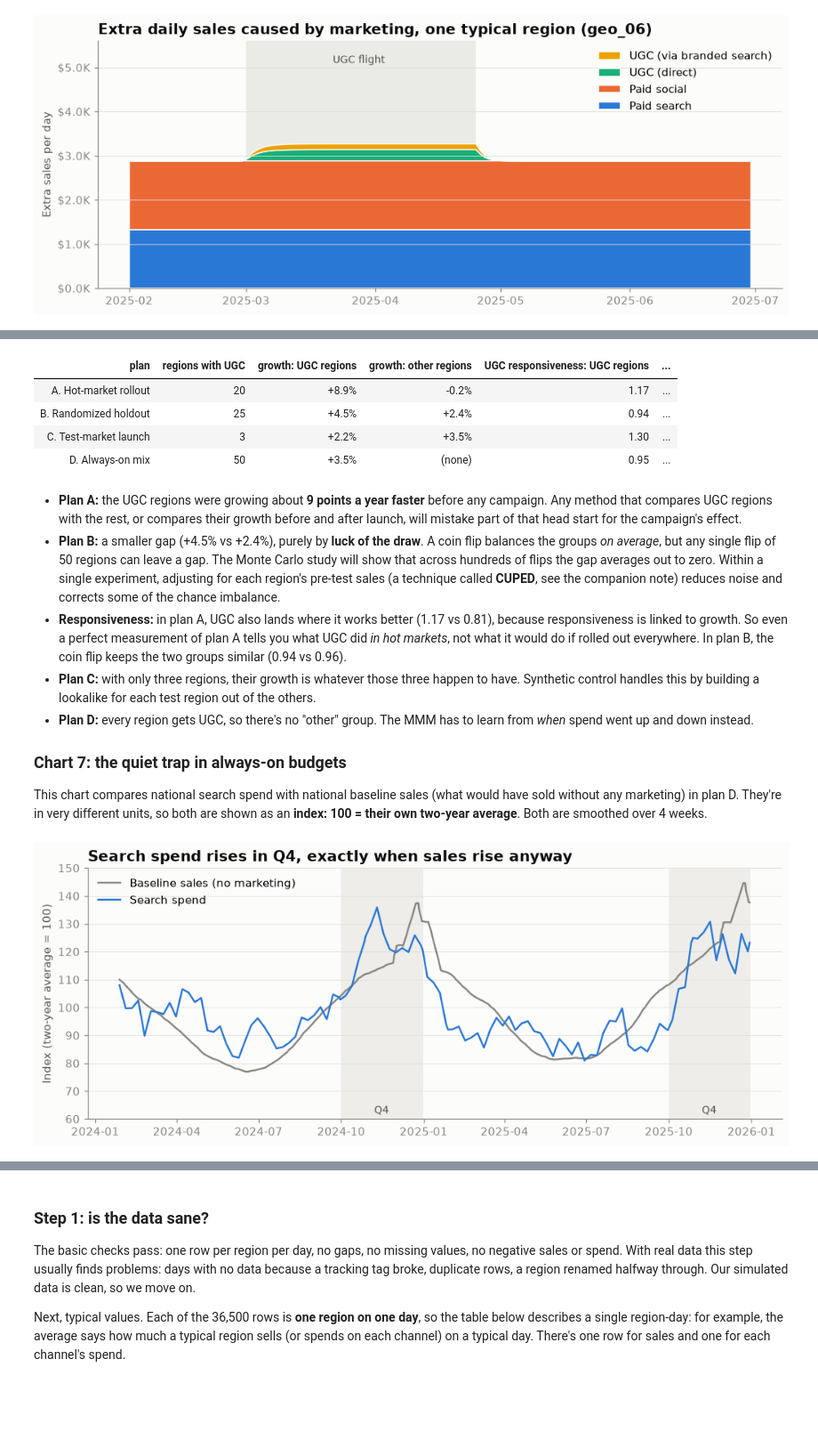
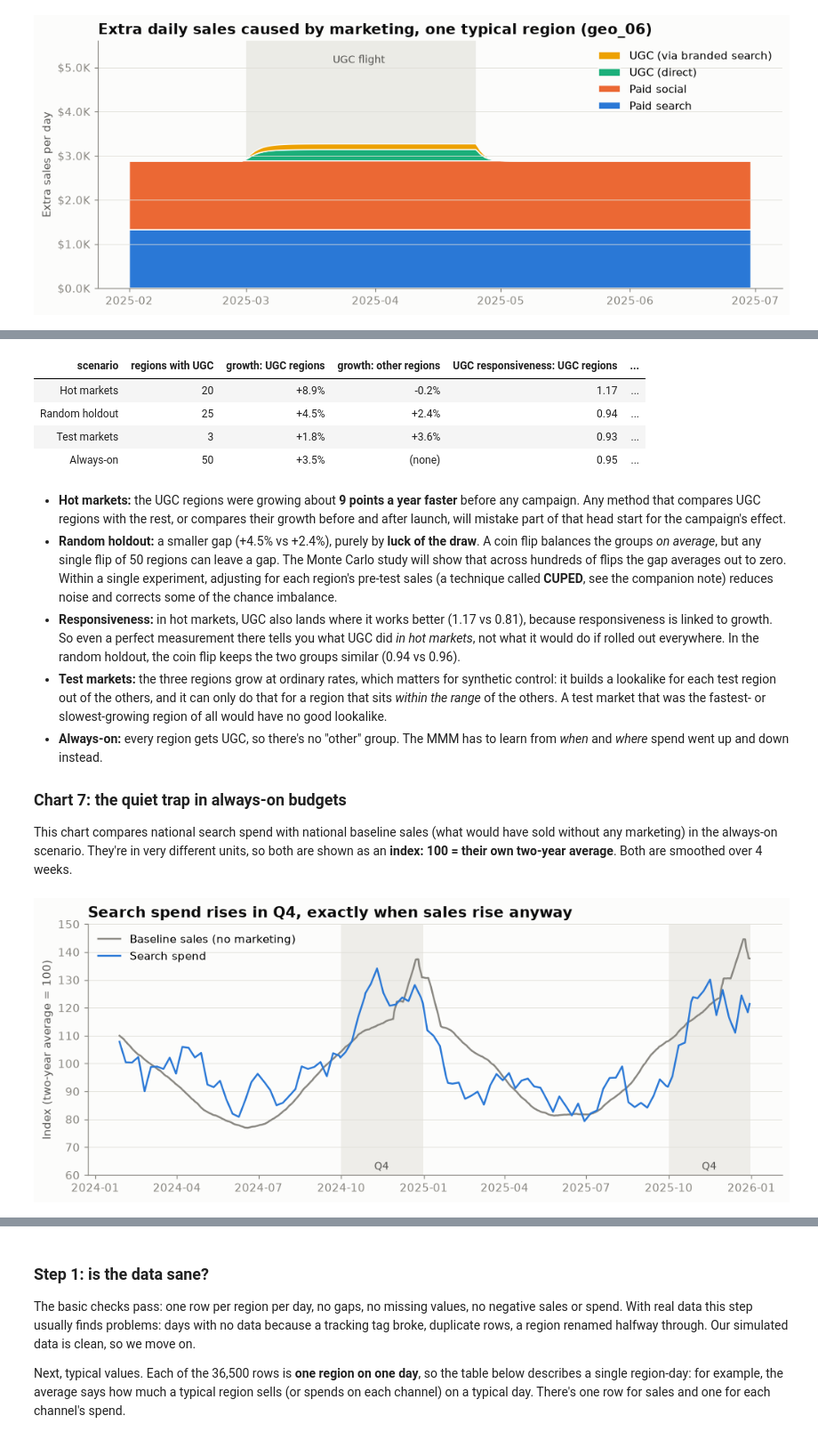
Before and after one commit to menni99/incrementality-mmm-lab, a Jupyter notebook: incrementality.ipynb, the cells around one changed output, grey strips where cells are left out. Shown at 89% size. Saved outputs shown, nothing was run; the diff lists cells and outputs as text; code cells hidden in the pictures; blank space fills up the shorter version.

```diff
--- a/incrementality.ipynb
+++ b/incrementality.ipynb
@@ -496,11 +497,11 @@ All four plans run on **the same simulated world**: the same regions, the same b
 # %%
-plans = {
-    "A. Hot-market rollout": hot_markets_plan,
-    "B. Randomized holdout": holdout_plan,
-    "C. Test-market launch": test_market_plan,
-    "D. Always-on mix": always_on_plan,
+scenarios = {
+    "Hot markets": hot_markets_scenario,
+    "Random holdout": random_holdout_scenario,
+    "Test markets": test_markets_scenario,
+    "Always-on": always_on_scenario,
 }
-worlds = {name: simulate_world(cfg, plan=plan) for name, plan in plans.items()}
+worlds = {name: simulate_world(cfg, scenario=s) for name, s in scenarios.items()}
 # %% [markdown]
 ### Chart 6: where the UGC money went
 
@@ -553,7 +554,7 @@ rows = []
 for name, (g, p) in worlds.items():
     got_ugc = (p.groupby("geo")["spend_ugc"].sum() > 0).to_numpy()
     rows.append({
-        "plan": name,
+        "scenario": name,
         "regions with UGC": int(got_ugc.sum()),
         "growth: UGC regions": g["growth_rate"][got_ugc].mean(),
         "growth: other regions": g["growth_rate"][~got_ugc].mean() if (~got_ugc).any() else None,
@@ -565,40 +566,40 @@ pd.DataFrame(rows).style.format({
     "UGC responsiveness: UGC regions": "{:.2f}", "UGC responsiveness: other regions": "{:.2f}",
 }, na_rep="(none)").hide(axis="index")
 # %% [output]
-| plan | regions with UGC | growth: UGC regions | growth: other regions | UGC responsiveness: UGC regions | ... |
-| A. Hot-market rollout | 20 | +8.9% | -0.2% | 1.17 | ... |
-| B. Randomized holdout | 25 | +4.5% | +2.4% | 0.94 | ... |
-| C. Test-market launch | 3 | +2.2% | +3.5% | 1.30 | ... |
-| D. Always-on mix | 50 | +3.5% | (none) | 0.95 | ... |
+| scenario | regions with UGC | growth: UGC regions | growth: other regions | UGC responsiveness: UGC regions | ... |
+| Hot markets | 20 | +8.9% | -0.2% | 1.17 | ... |
+| Random holdout | 25 | +4.5% | +2.4% | 0.94 | ... |
+| Test markets | 3 | +1.8% | +3.6% | 0.93 | ... |
+| Always-on | 50 | +3.5% | (none) | 0.95 | ... |
 # %% [markdown]
-- **Plan A:** the UGC regions were growing about **9 points a year faster** before any campaign. Any method that compares UGC regions with the rest, or compares their growth before and after launch, will mistake part of that head start for the campaign's effect.
-- **Plan B:** a smaller gap (+4.5% vs +2.4%), purely by **luck of the draw**. A coin flip balances the groups *on average*, but any single flip of 50 regions can leave a gap. The Monte Carlo study will show that across hundreds of flips the gap averages out to zero. Within a single experiment, adjusting for each region's pre-test sales (a technique called **CUPED**, see the companion note) reduces noise and corrects some of the chance imbalance.
-- **Responsiveness:** in plan A, UGC also lands where it works better (1.17 vs 0.81), because responsiveness is linked to growth. So even a perfect measurement of plan A tells you what UGC did *in hot markets*, not what it would do if rolled out everywhere. In plan B, the coin flip keeps the two groups similar (0.94 vs 0.96).
-- **Plan C:** with only three regions, their growth is whatever those three happen to have. Synthetic control handles this by building a lookalike for each test region out of the others.
-- **Plan D:** every region gets UGC, so there's no "other" group. The MMM has to learn from *when* spend went up and down instead.
+- **Hot markets:** the UGC regions were growing about **9 points a year faster** before any campaign. Any method that compares UGC regions with the rest, or compares their growth before and after launch, will mistake part of that head start for the campaign's effect.
+- **Random holdout:** a smaller gap (+4.5% vs +2.4%), purely by **luck of the draw**. A coin flip balances the groups *on average*, but any single flip of 50 regions can leave a gap. The Monte Carlo study will show that across hundreds of flips the gap averages out to zero. Within a single experiment, adjusting for each region's pre-test sales (a technique called **CUPED**, see the companion note) reduces noise and corrects some of the chance imbalance.
+- **Responsiveness:** in hot markets, UGC also lands where it works better (1.17 vs 0.81), because responsiveness is linked to growth. So even a perfect measurement there tells you what UGC did *in hot markets*, not what it would do if rolled out everywhere. In the random holdout, the coin flip keeps the two groups similar (0.94 vs 0.96).
+- **Test markets:** the three regions grow at ordinary rates, which matters for synthetic control: it builds a lookalike for each test region out of the others, and it can only do that for a region that sits *within the range* of the others. A test market that was the fastest- or slowest-growing region of all would have no good lookalike.
+- **Always-on:** every region gets UGC, so there's no "other" group. The MMM has to learn from *when* and *where* spend went up and down instead.
 
 ### Chart 7: the quiet trap in always-on budgets
 
-This chart compares national search spend with national baseline sales (what would have sold without any marketing) in plan D. They're in very different units, so both are shown as an **index: 100 = their own two-year average**. Both are smoothed over 4 weeks.
+This chart compares national search spend with national baseline sales (what would have sold without any marketing) in the always-on scenario. They're in very different units, so both are shown as an **index: 100 = their own two-year average**. Both are smoothed over 4 weeks.
 # %%
-_, p = worlds["D. Always-on mix"]
+_, p = worlds["Always-on"]
 daily = p.groupby("date")[["spend_search", "true_baseline_sales"]].sum().rolling(28).mean()
 indexed = daily / daily.mean() * 100
 
 fig, ax = plt.subplots()
 ax.plot(indexed.index, indexed["true_baseline_sales"], color=style.MUTED, label="Baseline sales (no marketing)")
 ax.plot(indexed.index, indexed["spend_search"], color=style.SERIES[0], label="Search spend")
 for year in (2024, 2025):
     ax.axvspan(pd.Timestamp(year, 10, 1), pd.Timestamp(year, 12, 31), color=style.GRID, alpha=0.5, linewidth=0)
 ax.text(pd.Timestamp(2024, 11, 15), 62, "Q4", ha="center", fontsize=9, color=style.INK_SECONDARY)
 ax.text(pd.Timestamp(2025, 11, 15), 62, "Q4", ha="center", fontsize=9, color=style.INK_SECONDARY)
 ax.set_title("Search spend rises in Q4, exactly when sales rise anyway")
 ax.set_ylabel("Index (two-year average = 100)")
 ax.set_ylim(60, 150)
 ax.legend(loc="upper left")
 plt.show()
 # %% [output]
-[figure, old version]
+[figure, new version]
 # %% [markdown]
 **How to read it:** search spend (blue) wobbles week to week, but it climbs every Q4, the same months baseline sales (gray) climb on their own. Plot spend against sales and they move together, partly *because of the calendar*, not because of the ads. A good MMM has to separate the two by accounting for seasonality. A naive one will hand the holiday season's credit to search.
 
```
Also changed, not shown: parts of 38 cells of this notebook, 1 other file.
